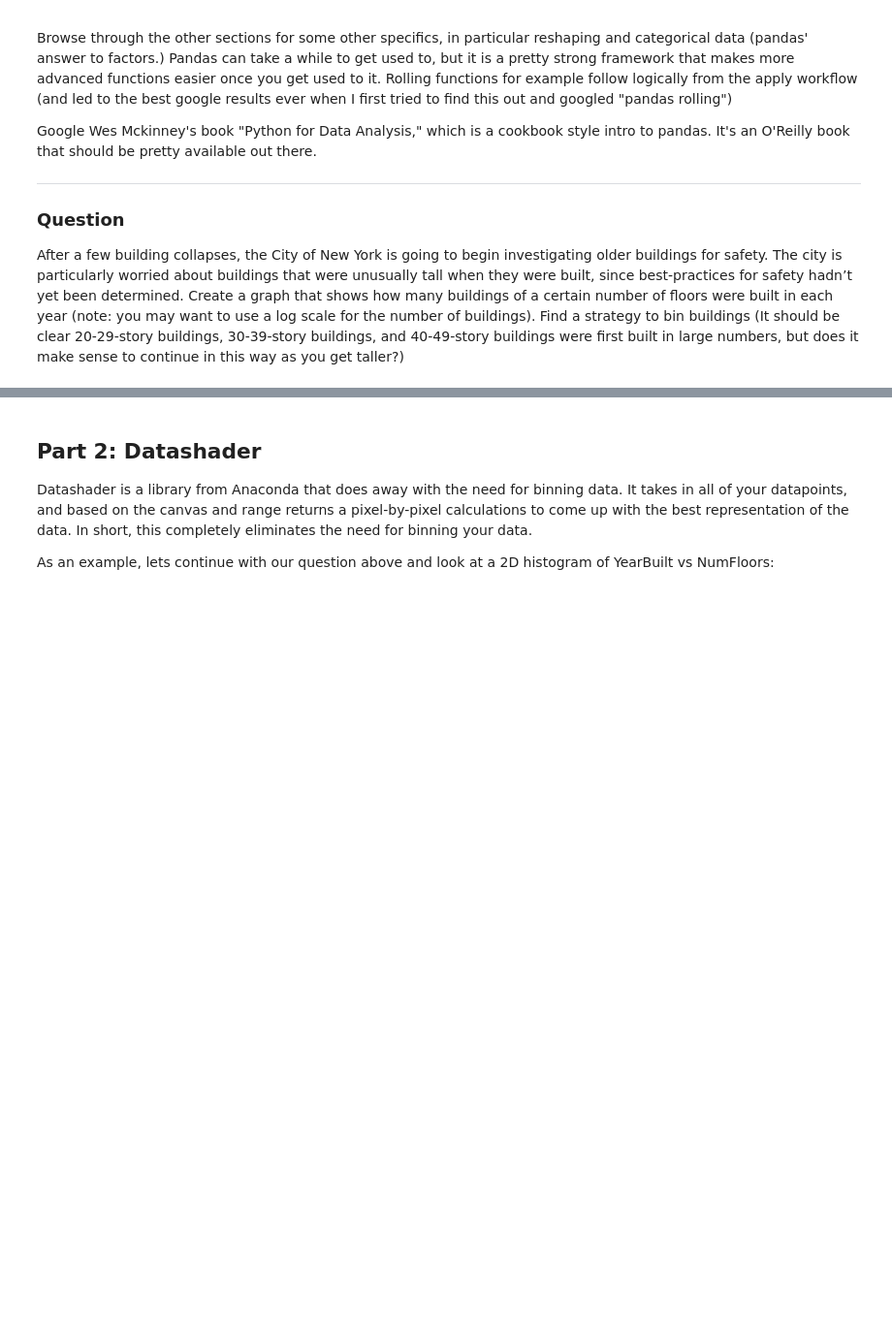
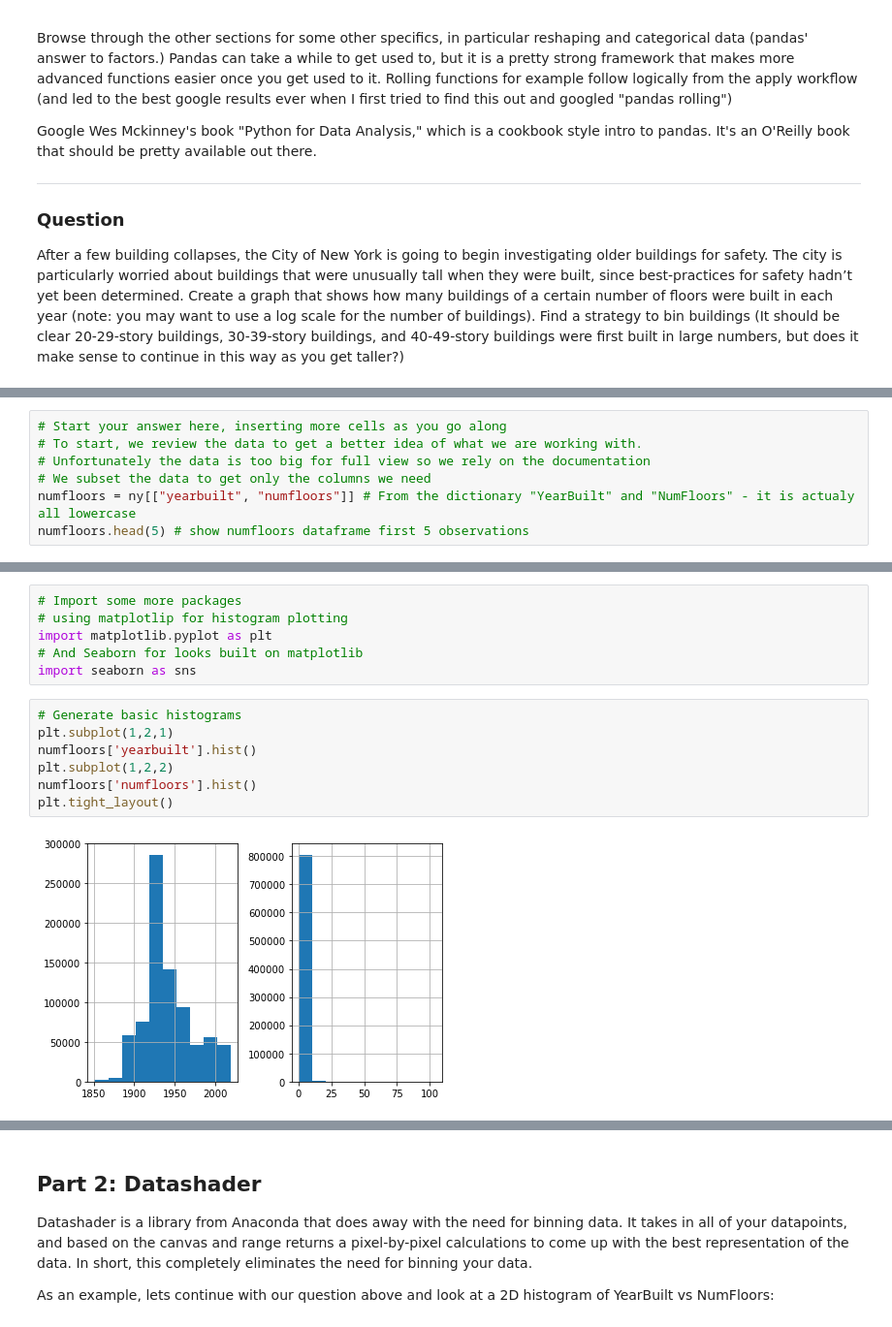
Before and after one commit to palmorezm/msds, a Jupyter notebook: 608/Mod2/Module2.ipynb, the cells around one changed output, grey strips where cells are left out. Shown: that part at 97% size. Cells and saved outputs as stored; diff of their text form; blank space fills up the shorter version.

```diff
--- a/608/Mod2/Module2.ipynb
+++ b/608/Mod2/Module2.ipynb
@@ -172,0 +171,7 @@ After a few building collapses, the City of New York is going to begin investiga
+# %%
+# Start your answer here, inserting more cells as you go along
+# To start, we review the data to get a better idea of what we are working with.
+# Unfortunately the data is too big for full view so we rely on the documentation
+# We subset the data to get only the columns we need
+numfloors = ny[["yearbuilt", "numfloors"]] # From the dictionary "YearBuilt" and "NumFloors" - it is actualy all lowercase
+numfloors.head(5) # show numfloors dataframe first 5 observations
@@ -172,0 +185,15 @@ After a few building collapses, the City of New York is going to begin investiga
+# %%
+# Import some more packages
+# using matplotlip for histogram plotting
+import matplotlib.pyplot as plt
+# And Seaborn for looks built on matplotlib
+import seaborn as sns
+# %%
+# Generate basic histograms
+plt.subplot(1,2,1)
+numfloors['yearbuilt'].hist()
+plt.subplot(1,2,2)
+numfloors['numfloors'].hist()
+plt.tight_layout()
+# %% [output]
+[figure, added]
```
Also changed, not shown: parts of 5 cells of this notebook.
